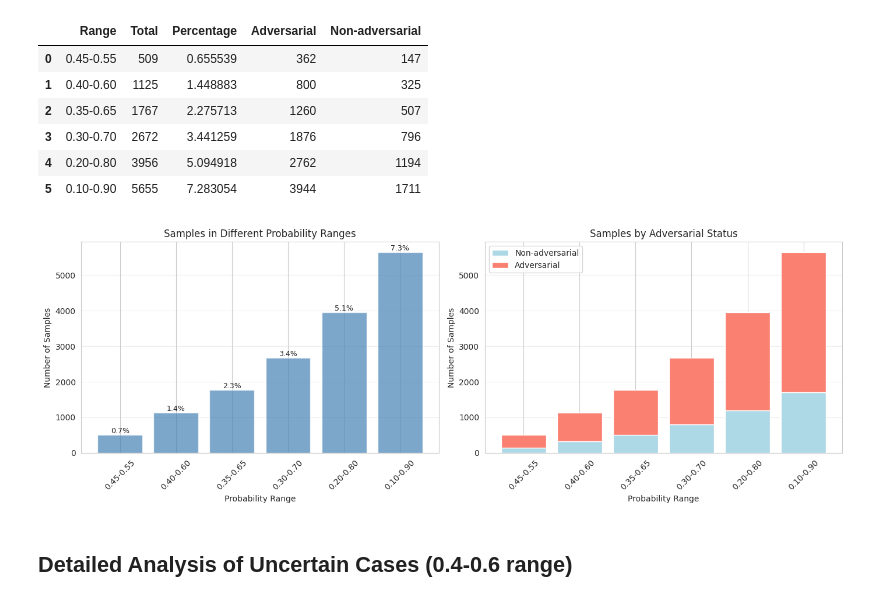
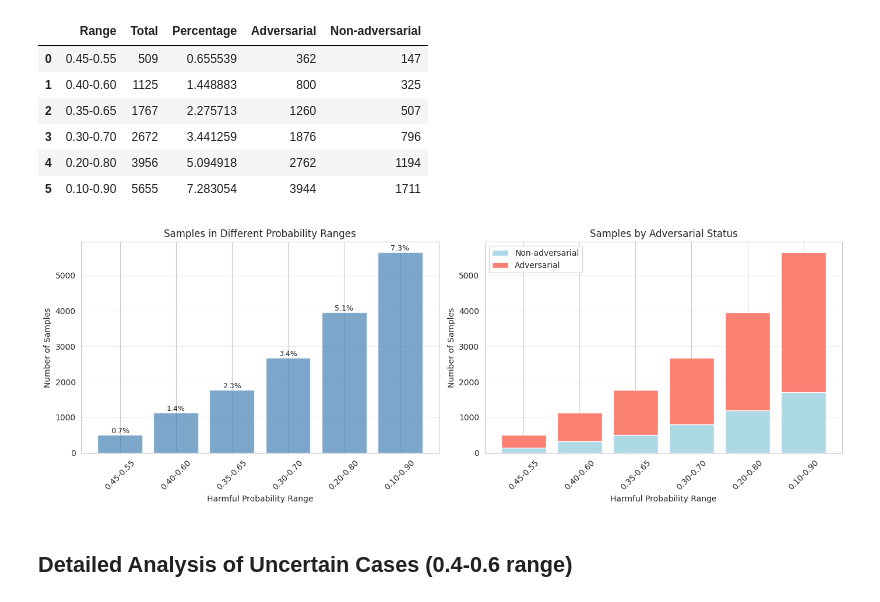
Before and after one commit to Jazhyc/intention-jailbreak, a Jupyter notebook: notebooks/test_results_analysis.ipynb, the cells around one changed output. Saved outputs shown, nothing was run; the diff lists cells and outputs as text; code cells hidden in the pictures.

Commit message:
Update plot

```diff
--- a/notebooks/test_results_analysis.ipynb
+++ b/notebooks/test_results_analysis.ipynb
@@ -178,36 +178,36 @@ Samples in Probability Ranges:
 # Visualize threshold ranges
 fig, axes = plt.subplots(1, 2, figsize=(14, 5))
 
 # Bar plot of total counts
 axes[0].bar(threshold_df['Range'], threshold_df['Total'], color='steelblue', alpha=0.7)
-axes[0].set_xlabel('Probability Range')
+axes[0].set_xlabel('Harmful Probability Range')
 axes[0].set_ylabel('Number of Samples')
 axes[0].set_title('Samples in Different Probability Ranges')
 axes[0].tick_params(axis='x', rotation=45)
 axes[0].grid(axis='y', alpha=0.3)
 
 # Add percentage labels on bars
 for i, row in threshold_df.iterrows():
     axes[0].text(i, row['Total'], f"{row['Percentage']:.1f}%",
                 ha='center', va='bottom', fontsize=9)
 
 # Stacked bar plot by adversarial status
 x = np.arange(len(threshold_df))
 axes[1].bar(x, threshold_df['Non-adversarial'], label='Non-adversarial', color='lightblue')
 axes[1].bar(x, threshold_df['Adversarial'], bottom=threshold_df['Non-adversarial'],
             label='Adversarial', color='salmon')
-axes[1].set_xlabel('Probability Range')
+axes[1].set_xlabel('Harmful Probability Range')
 axes[1].set_ylabel('Number of Samples')
 axes[1].set_title('Samples by Adversarial Status')
 axes[1].set_xticks(x)
 axes[1].set_xticklabels(threshold_df['Range'], rotation=45)
 axes[1].legend()
 axes[1].grid(axis='y', alpha=0.3)
 
 plt.tight_layout()
 plt.show()
 # %% [output]
-[figure, old version]
+[figure, new version]
 # %% [markdown]
 ## Detailed Analysis of Uncertain Cases (0.4-0.6 range)
 # %%
```
